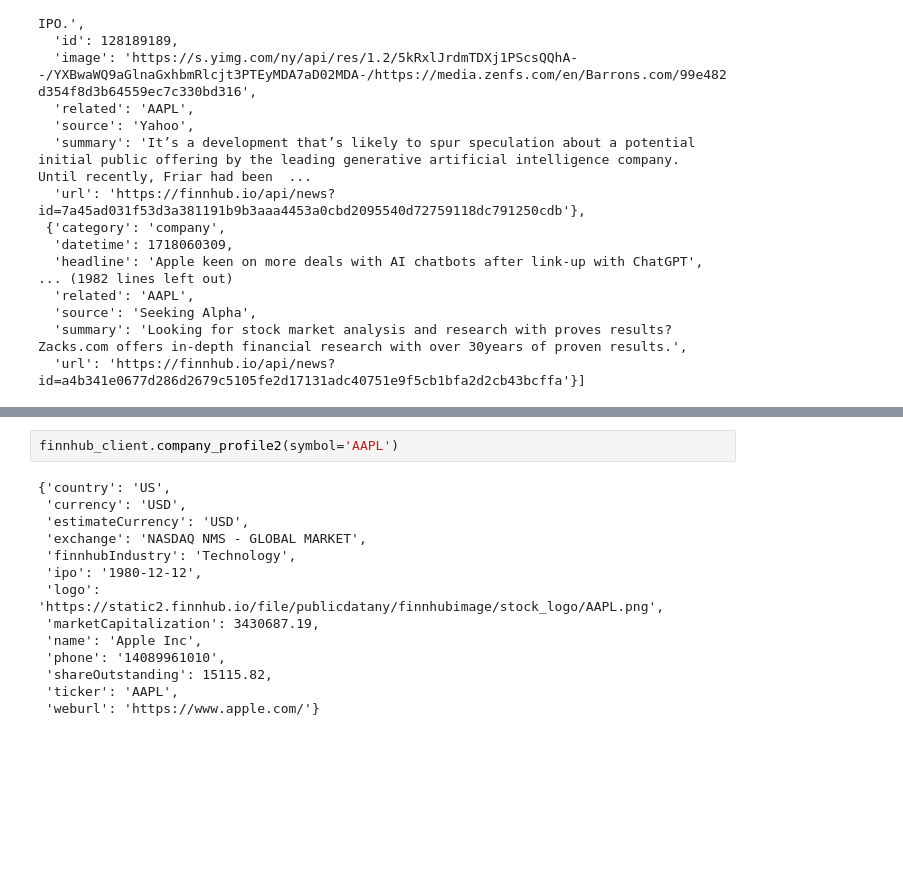
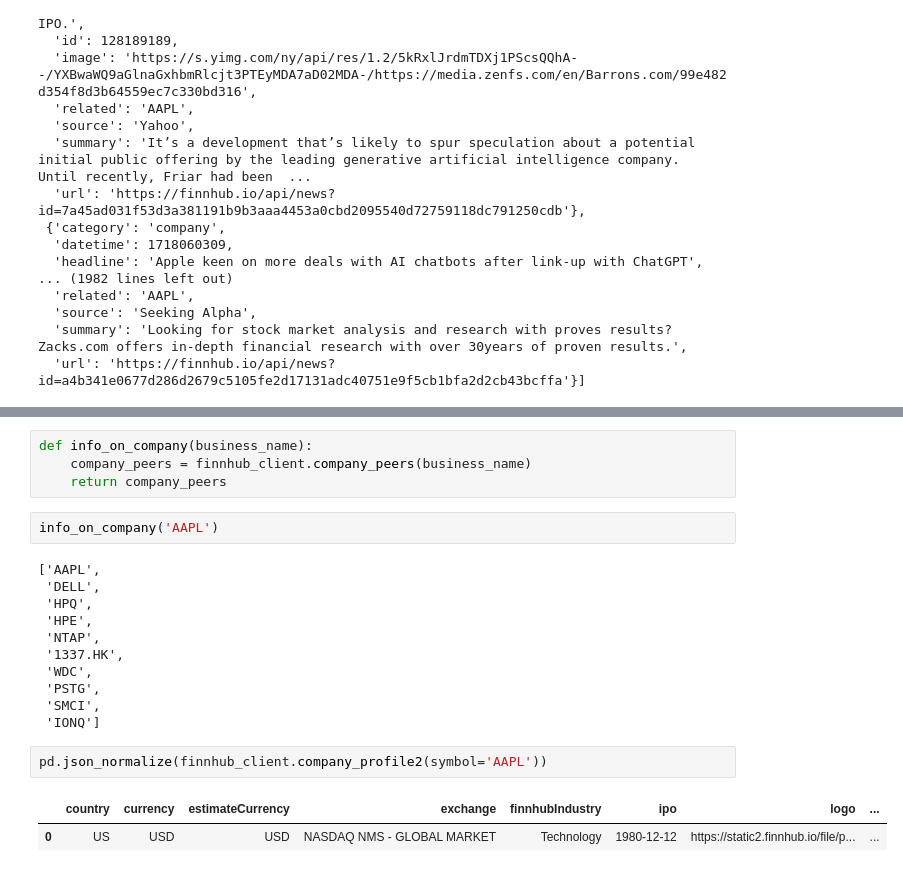
Before and after one commit to Clementadm/Projet_master, a Jupyter notebook: SRC/Api/finance/api_finnhub.ipynb, the cells around one changed output, grey strips where cells are left out. Drawn from its saved outputs; the diff is of its cells as text; blank space fills up the shorter version.

```diff
--- a/SRC/Api/finance/api_finnhub.ipynb
+++ b/SRC/Api/finance/api_finnhub.ipynb
@@ -97,16 +70,22 @@ news[0]
+# %%
+def info_on_company(business_name):
+    company_peers = finnhub_client.company_peers(business_name)
+    return company_peers
+# %%
+info_on_company('AAPL')
+# %% [output]
+['AAPL',
+ 'DELL',
+ 'HPQ',
+ 'HPE',
+ 'NTAP',
+ '1337.HK',
+ 'WDC',
+ 'PSTG',
+ 'SMCI',
+ 'IONQ']
 # %%
-finnhub_client.company_profile2(symbol='AAPL')
+pd.json_normalize(finnhub_client.company_profile2(symbol='AAPL'))
 # %% [output]
-{'country': 'US',
- 'currency': 'USD',
- 'estimateCurrency': 'USD',
- 'exchange': 'NASDAQ NMS - GLOBAL MARKET',
- 'finnhubIndustry': 'Technology',
- 'ipo': '1980-12-12',
- 'logo': 'https://static2.finnhub.io/file/publicdatany/finnhubimage/stock_logo/AAPL.png',
- 'marketCapitalization': 3430687.19,
- 'name': 'Apple Inc',
- 'phone': '14089961010',
- 'shareOutstanding': 15115.82,
- 'ticker': 'AAPL',
- 'weburl': 'https://www.apple.com/'}
+|  | country | currency | estimateCurrency | exchange | finnhubIndustry | ipo | logo | ... |
+| 0 | US | USD | USD | NASDAQ NMS - GLOBAL MARKET | Technology | 1980-12-12 | https://static2.finnhub.io/file/p... | ... |
```
Also changed, not shown: parts of 20 cells of this notebook.
